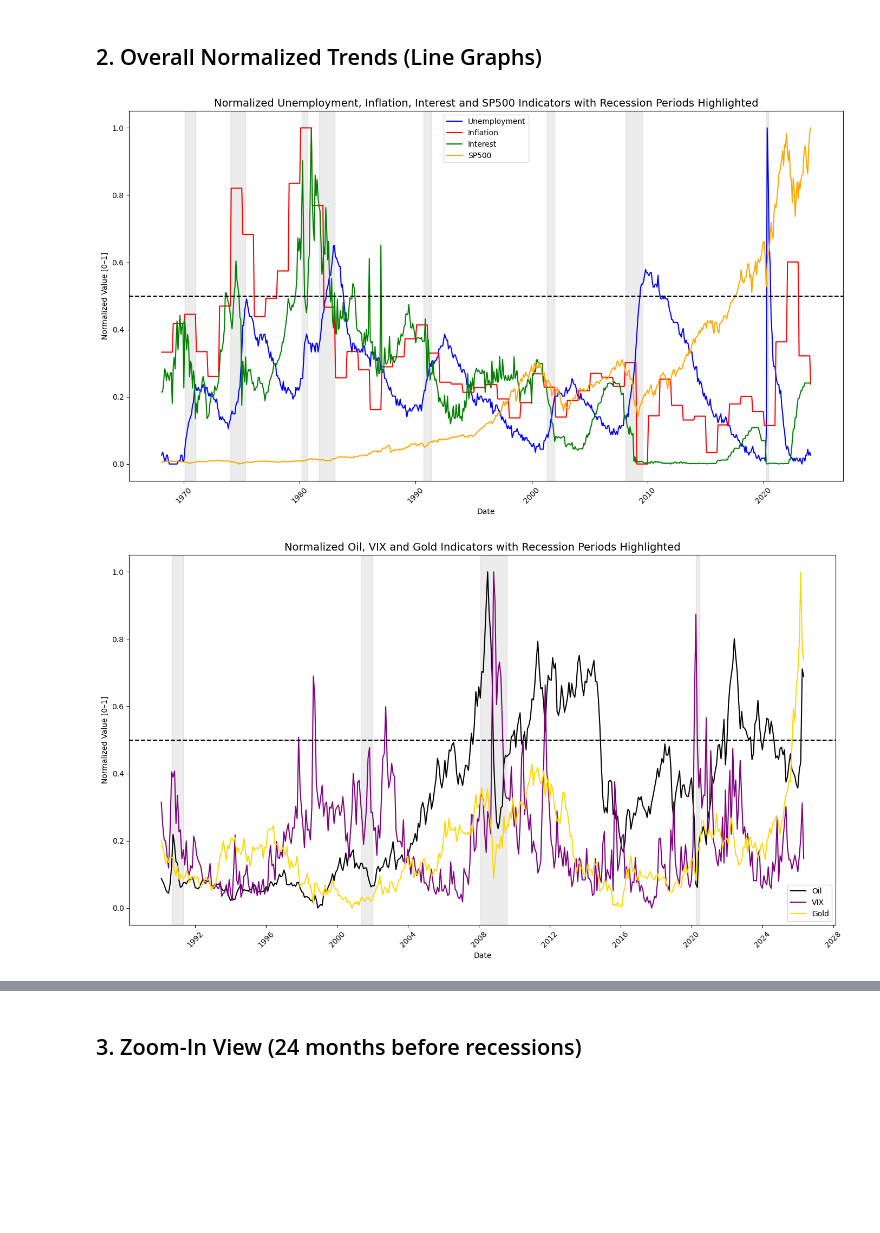
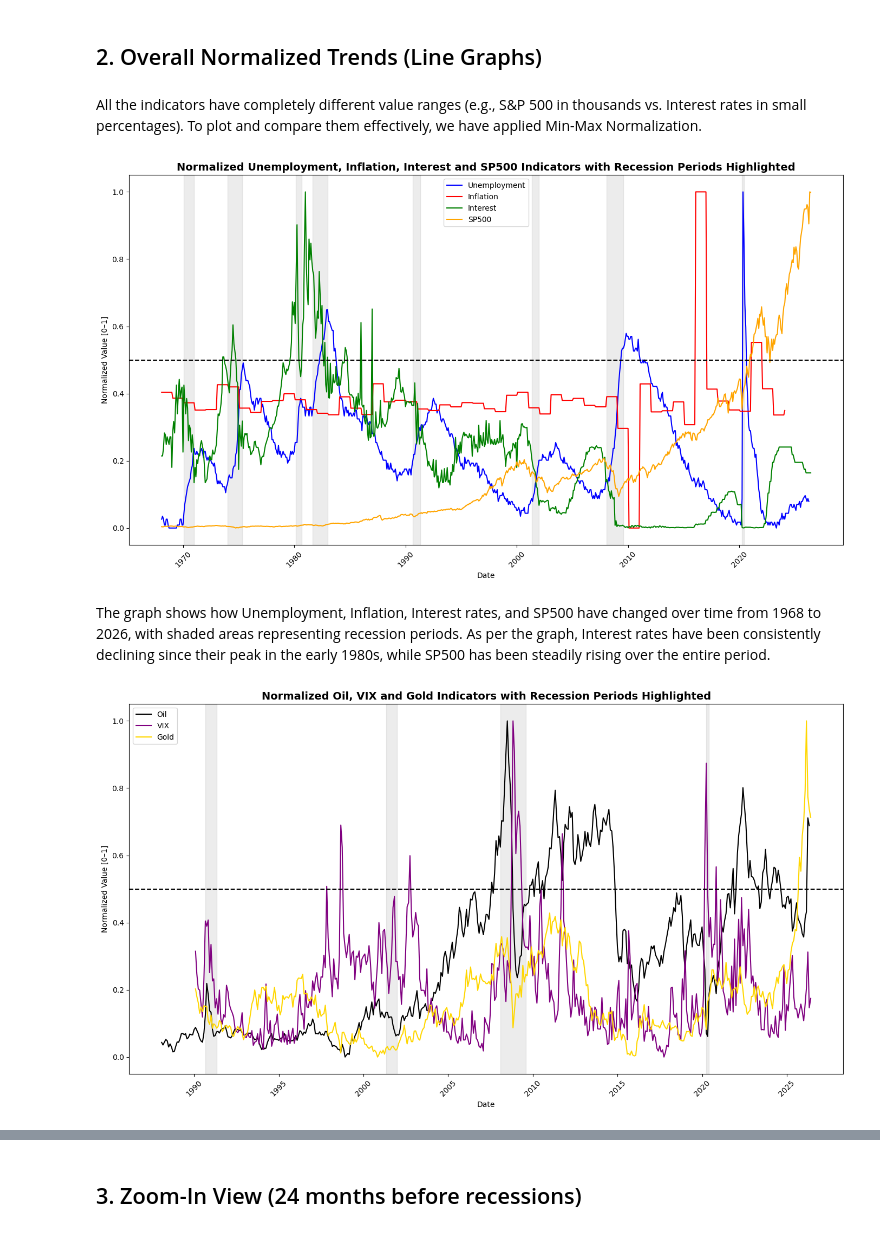
Before and after one commit to Emily0107/Economic-Recession, a Jupyter notebook: public/code/EDA.ipynb, the cells around one changed output, grey strips where cells are left out. Saved outputs shown, nothing was run; the diff lists cells and outputs as text; code cells hidden in the pictures; blank space fills up the shorter version.

```diff
--- a/public/code/EDA.ipynb
+++ b/public/code/EDA.ipynb
@@ -93,57 +100,67 @@ gold = yf.download("^XAU", start="1990-01-01")['Close']
 # %%
-# Convert all data into monthly for consistency
+# Resample all series to monthly frequency
 unemployment_monthly = unemployment.resample("ME").last()
-inflation_monthly = inflation.resample("ME").ffill()
+inflation_monthly = inflation.resample("ME").last()
+inflation_monthly["Inflation"] = inflation_monthly["Inflation"].pct_change(12) * 100
 interest_monthly = interest.resample("ME").last()
 oil_monthly = oil.resample("ME").last()
 sp500_monthly = sp500.resample("ME").last()
 vix_monthly = vix.resample("ME").last()
 gold_monthly = gold.resample("ME").last()
 
-# Load recession indicator
+# Load recession indicator and resample to monthly
 recession = fred.get_series("USREC").to_frame(name="Recession")
 recession = recession[recession.index >= "1968-01-01"]
 recession = recession.resample("ME").last()
 
-# Rename DataFrame columns instead of calling .to_frame()
+# Rename Yahoo Finance DataFrame columns
 sp500_monthly.columns = ["SP500"]
 vix_monthly.columns = ["VIX"]
 gold_monthly.columns = ["Gold"]
 # %%
-# Creat df_1968
+# Build df_1968
 df_1968 = pd.concat([
     unemployment_monthly,
     inflation_monthly,
     interest_monthly,
     sp500_monthly
-], axis=1).merge(recession, left_index=True, right_index=True, how="left").dropna()
+], axis=1).merge(recession, left_index=True, right_index=True, how="left")
+df_1968 = df_1968[df_1968.index >= "1968-01-01"]
 
-# Create df_1990
+# Build df_1990
 df_1990 = pd.concat([
     oil_monthly,
     vix_monthly,
     gold_monthly
 ], axis=1).merge(recession, left_index=True, right_index=True, how="left")
-df_1990 = df_1990.loc["1988":].dropna()
+df_1990 = df_1990.loc["1988":]
 # %% [markdown]
 ## 2. Overall Normalized Trends (Line Graphs)
+# %% [markdown]
+All the indicators have completely different value ranges (e.g., S&P 500 in thousands vs. Interest rates in small percentages). To plot and compare them effectively, we have applied Min-Max Normalization.
 # %%
-# Normalize df_1968 for plotting
+# Normalize df_1968 indicators to [0, 1] — each column independently, ignoring NaNs
 scaled_1968 = df_1968.copy()
 indicators_1968 = ["Unemployment", "Inflation", "Interest", "SP500"]
 
 for col in indicators_1968:
-    col_min = scaled_1968[col].min()
-    col_max = scaled_1968[col].max()
-    scaled_1968[col] = (scaled_1968[col] - col_min) / (col_max - col_min)
+    col_data = scaled_1968[col].dropna()
+    if col_data.empty:
+        continue
+    col_min = col_data.min()
+    col_max = col_data.max()
+    if col_max > col_min:
+        scaled_1968[col] = (scaled_1968[col] - col_min) / (col_max - col_min)
 
-# Line graph comparison
+# Full time series line graph for df_1968
 plt.figure(figsize=(14, 8))
 
 for col in indicators_1968:
-    plt.plot(scaled_1968.index, scaled_1968[col], label=col, color=COLOR_MAP.get(col, 'blue'))
+    col_data = scaled_1968[col].dropna()
+    if col_data.empty:
+        continue
+    plt.plot(col_data.index, col_data.values, label=col, color=COLOR_MAP.get(col, 'blue'))
 
-# Highlight recession periods
 start = None
 for date in scaled_1968.index:
     if scaled_1968.loc[date, "Recession"] == 1 and start is None:
@@ -151,61 +168,63 @@ for date in scaled_1968.index:
     elif scaled_1968.loc[date, "Recession"] == 0 and start is not None:
         plt.axvspan(start, date, alpha=0.15, color='gray')
         start = None
-
 if start is not None:
     plt.axvspan(start, scaled_1968.index[-1], alpha=0.15, color='gray')
 
-plt.axhline(0.5, linestyle="--", color='black')  # midpoint line at 0.5 for normalized data
-
+plt.axhline(0.5, linestyle="--", color='black')
 plt.legend(fontsize=10)
-plt.title("Normalized Unemployment, Inflation, Interest and SP500 Indicators with Recession Periods Highlighted", fontsize=14)
+plt.title("Normalized Unemployment, Inflation, Interest and SP500 Indicators with Recession Periods Highlighted", fontsize=14, fontweight='bold')
 plt.xlabel("Date")
 plt.ylabel("Normalized Value [0–1]")
 plt.xticks(rotation=45)
-
 plt.tight_layout()
 plt.savefig("line_graph_1968.png")
 plt.show()
 # %% [output]
-[figure, old version]
+[figure, new version]
+# %% [markdown]
+The graph shows how Unemployment, Inflation, Interest rates, and SP500 have changed over time from 1968 to 2026, with shaded areas representing recession periods. As per the graph, Interest rates have been consistently declining since their peak in the early 1980s, while SP500 has been steadily rising over the entire period.
 # %%
-# Normalize df_1990 for plotting
+# Normalize df_1990 indicators to [0, 1] — each column independently, ignoring NaNs
 scaled_1990 = df_1990.copy()
 indicators_1990 = ["Oil", "VIX", "Gold"]
 
 for col in indicators_1990:
-    col_min = scaled_1990[col].min()
-    col_max = scaled_1990[col].max()
-    scaled_1990[col] = (scaled_1990[col] - col_min) / (col_max - col_min)
+    col_data = scaled_1990[col].dropna()
+    if col_data.empty:
+        continue
+    col_min = col_data.min()
+    col_max = col_data.max()
+    if col_max > col_min:
+        scaled_1990[col] = (scaled_1990[col] - col_min) / (col_max - col_min)
 
-# Line graph comparison
+# Full time series line graph for df_1990
 plt.figure(figsize=(14, 8))
 
 for col in indicators_1990:
-    plt.plot(scaled_1990.index, scaled_1990[col], label=col, color=COLOR_MAP.get(col, 'black'))
+    col_data = scaled_1990[col].dropna()
+    if col_data.empty:
+        continue
+    plt.plot(col_data.index, col_data.values, label=col, color=COLOR_MAP.get(col, 'black'))
 
-# Highlight recession periods
 start = None
 for date in scaled_1990.index:
     if scaled_1990.loc[date, "Recession"] == 1 and start is None:
         start = date
     elif scaled_1990.loc[date, "Recession"] == 0 and start is not None:
         plt.axvspan(start, date, alpha=0.15, color='gray')
         start = None
-
 if start is not None:
     plt.axvspan(start, scaled_1990.index[-1], alpha=0.15, color='gray')
 
-plt.axhline(0.5, linestyle="--", color='black')  # midpoint line at 0.5 for normalized data
-
+plt.axhline(0.5, linestyle="--", color='black')
 plt.legend(fontsize=10)
-plt.title("Normalized Oil, VIX and Gold Indicators with Recession Periods Highlighted", fontsize=14)
+plt.title("Normalized Oil, VIX and Gold Indicators with Recession Periods Highlighted", fontsize=14, fontweight='bold')
 plt.xlabel("Date")
 plt.ylabel("Normalized Value [0–1]")
 plt.xticks(rotation=45)
-
 plt.tight_layout()
 plt.savefig("line_graph_1990.png")
 plt.show()
 # %% [output]
-[figure, old version]
+[figure, new version]
```
Also changed, not shown: parts of 25 cells of this notebook, 16 other files.
